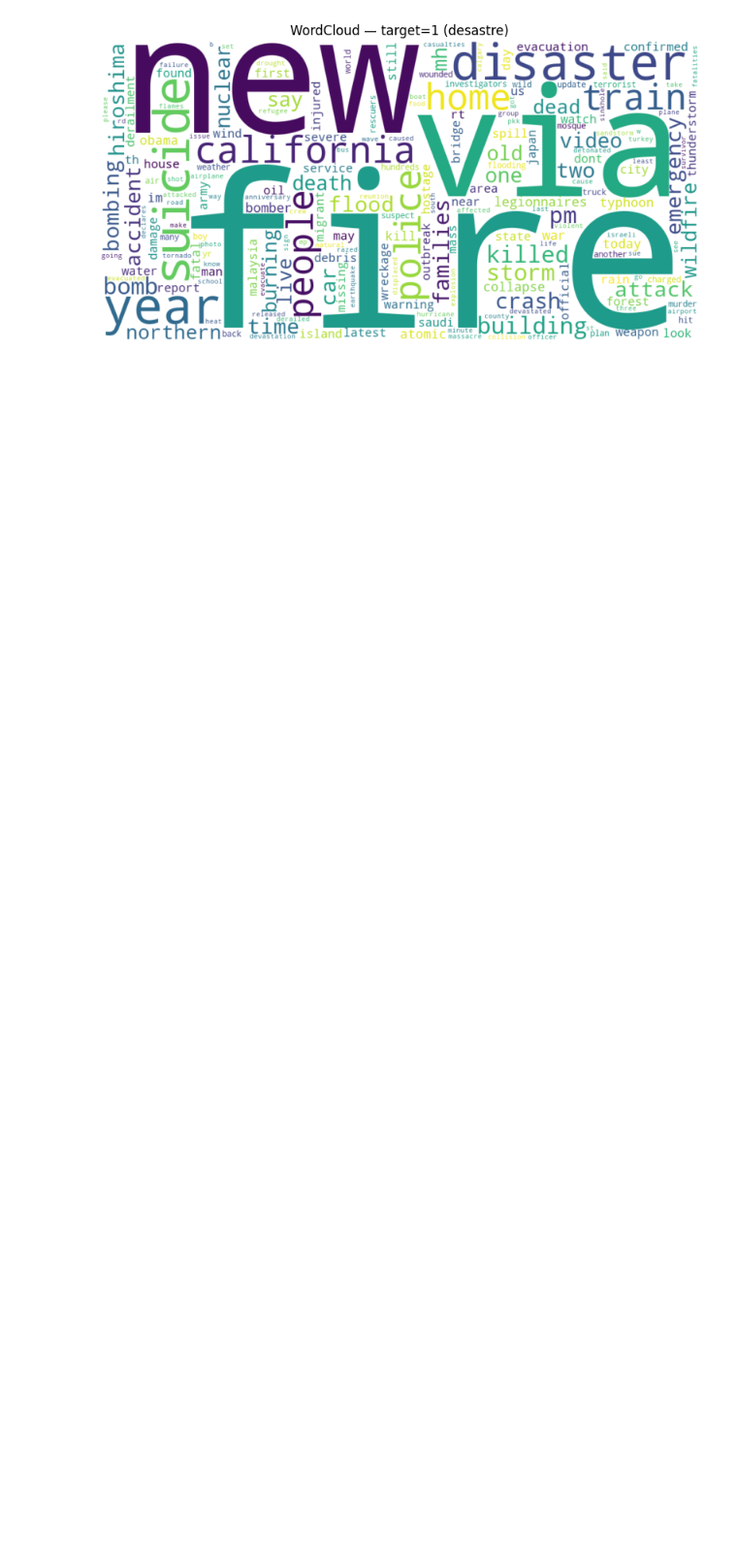
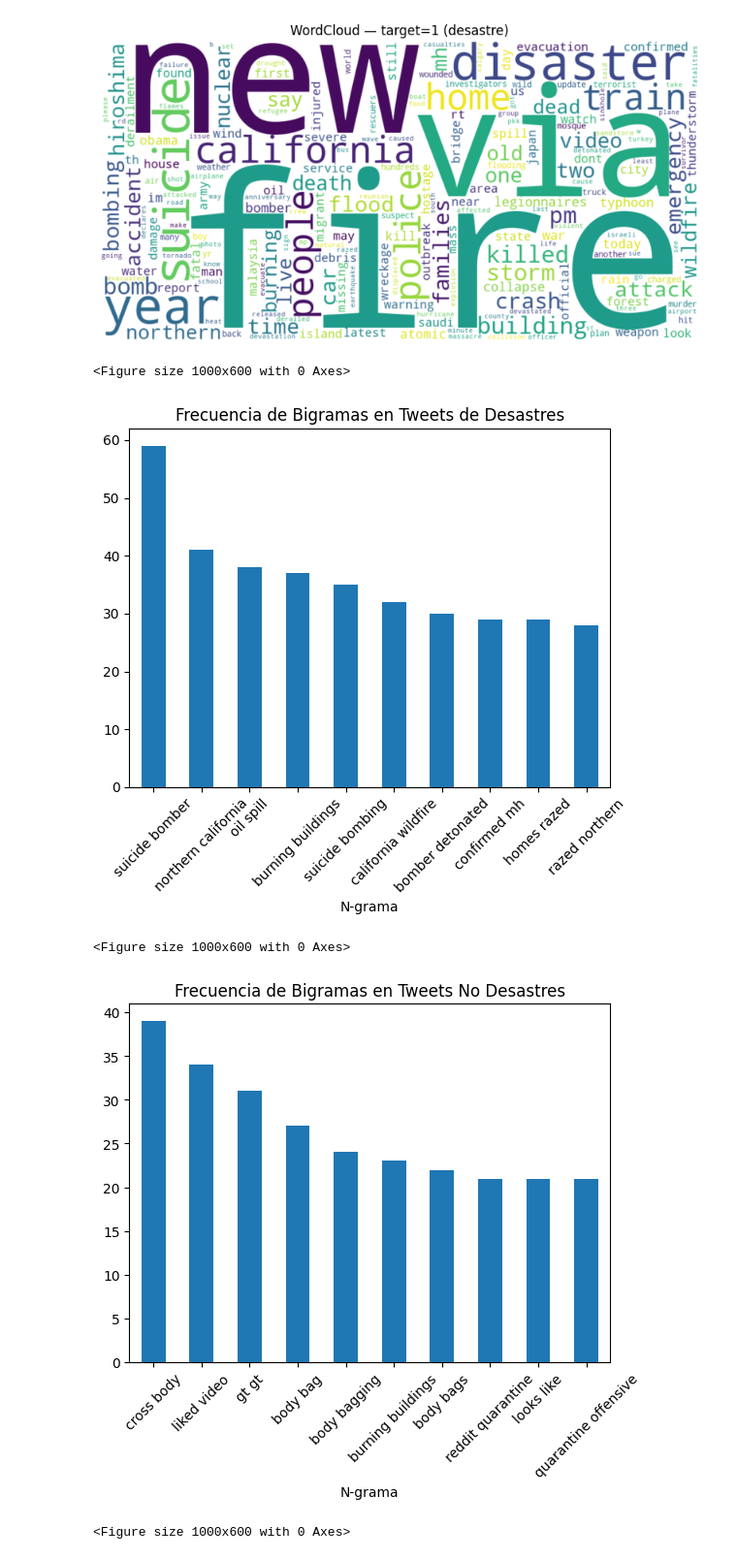
Before and after one commit to JEmilioRey1021/Laboratorio-5.-Clasificaci-n-de-Tweets-usando-Miner-a-de-Texto, a Jupyter notebook: Lab5.ipynb, the cells around one changed output. Shown at 97% size. Cells and saved outputs as stored; diff of their text form; code cells hidden in the pictures; blank space fills up the shorter version.

Commit message:
Implementación de frecuencia de bigramas y trigramas para análisis de contexto

```diff
--- a/Lab5.ipynb
+++ b/Lab5.ipynb
@@ -490,3 +490,67 @@ generar_nube_palabras(
 # %% [output]
 [figure]
 [figure]
+# %%
+import pandas as pd
+from sklearn.feature_extraction.text import CountVectorizer
+import matplotlib.pyplot as plt
+
+# Cargar y preprocesar los datos
+df = pd.read_csv('train.csv')
+
+# Asegúrate de haber preprocesado los textos correctamente
+df['cleaned_text'] = df['text'].apply(preprocesar_texto)
+
+# Dividir en dos grupos: desastres (target = 1) y no desastres (target = 0)
+tweets_desastre = df[df['target'] == 1]['cleaned_text']
+tweets_no_desastre = df[df['target'] == 0]['cleaned_text']
+
+# Función para obtener la frecuencia de los n-gramas
+def obtener_frecuencia_ngramas(textos, ngram_range=(1, 1)):
+    vectorizer = CountVectorizer(ngram_range=ngram_range, stop_words='english', max_features=20)
+    X = vectorizer.fit_transform(textos)
+
+    ngramas = vectorizer.get_feature_names_out()
+    frecuencia = X.sum(axis=0).A1
+    df_frecuencia = pd.DataFrame(list(zip(ngramas, frecuencia)), columns=['N-grama', 'Frecuencia'])
+    df_frecuencia = df_frecuencia.sort_values(by='Frecuencia', ascending=False)
+
+    return df_frecuencia
+
+# Obtener la frecuencia de bigramas
+frecuencia_bigrama_desastre = obtener_frecuencia_ngramas(tweets_desastre, ngram_range=(2, 2))
+frecuencia_bigrama_no_desastre = obtener_frecuencia_ngramas(tweets_no_desastre, ngram_range=(2, 2))
+
+# Obtener la frecuencia de trigramas
+frecuencia_trigrama_desastre = obtener_frecuencia_ngramas(tweets_desastre, ngram_range=(3, 3))
+frecuencia_trigrama_no_desastre = obtener_frecuencia_ngramas(tweets_no_desastre, ngram_range=(3, 3))
+
+# Graficar los bigramas más comunes en los tweets de desastres
+plt.figure(figsize=(10, 6))
+frecuencia_bigrama_desastre.head(10).plot(kind='bar', x='N-grama', y='Frecuencia', legend=False, title='Frecuencia de Bigramas en Tweets de Desastres')
+plt.xticks(rotation=45)
+plt.show()
+
+# Graficar los bigramas más comunes en los tweets que no son de desastres
+plt.figure(figsize=(10, 6))
+frecuencia_bigrama_no_desastre.head(10).plot(kind='bar', x='N-grama', y='Frecuencia', legend=False, title='Frecuencia de Bigramas en Tweets No Desastres')
+plt.xticks(rotation=45)
+plt.show()
+
+# Graficar los trigramas más comunes en los tweets de desastres
+plt.figure(figsize=(10, 6))
+frecuencia_trigrama_desastre.head(10).plot(kind='bar', x='N-grama', y='Frecuencia', legend=False, title='Frecuencia de Trigramas en Tweets de Desastres')
+plt.xticks(rotation=45)
+plt.show()
+
+# Graficar los trigramas más comunes en los tweets que no son de desastres
+plt.figure(figsize=(10, 6))
+frecuencia_trigrama_no_desastre.head(10).plot(kind='bar', x='N-grama', y='Frecuencia', legend=False, title='Frecuencia de Trigramas en Tweets No Desastres')
+plt.xticks(rotation=45)
+plt.show()
+# %% [output]
+<Figure size 1000x600 with 0 Axes>
+[figure, added]
+<Figure size 1000x600 with 0 Axes>
+[figure, added]
+<Figure size 1000x600 with 0 Axes>
```
Also changed, not shown: parts of 1 cell of this notebook.
